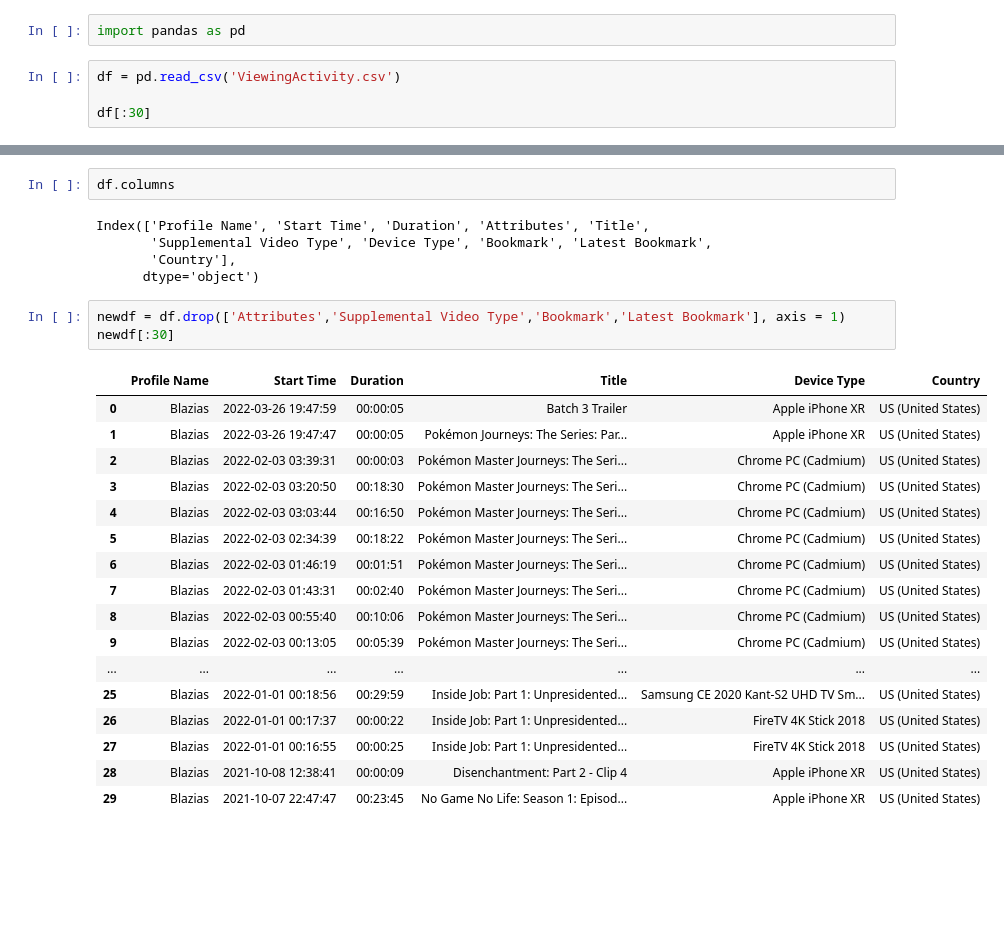
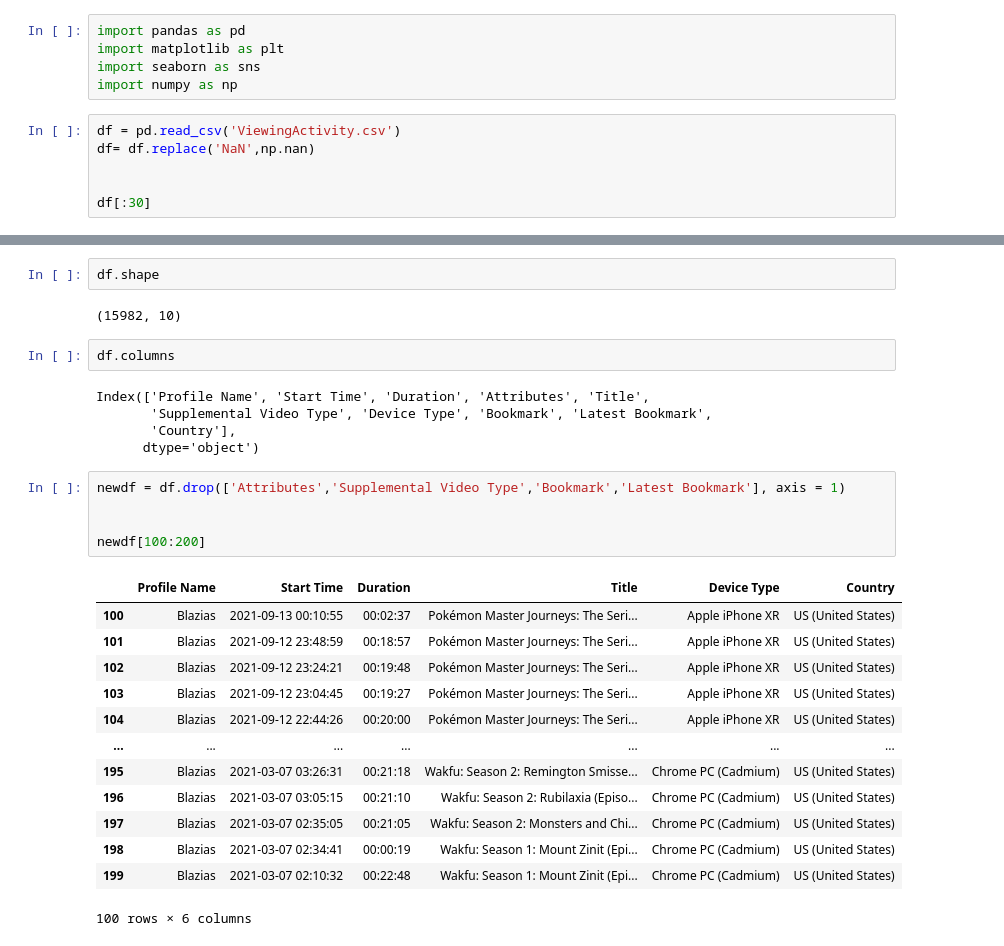
Before and after one commit to darrenc9828/My_Netflix_data_analysis, a Jupyter notebook: My_Netflix_data_analysis.ipynb, the cells around one changed output, grey strips where cells are left out. Saved outputs shown, nothing was run; the diff lists cells and outputs as text; blank space fills up the shorter version.

```diff
--- a/My_Netflix_data_analysis.ipynb
+++ b/My_Netflix_data_analysis.ipynb
@@ -1,7 +1,12 @@
-# %%
-import pandas as pd
+# %%
+import pandas as pd
+import matplotlib as plt
+import seaborn as sns
+import numpy as np
 # %%
 df = pd.read_csv('ViewingActivity.csv')
+df= df.replace('NaN',np.nan)
+
 
 df[:30]
 # %% [output]
@@ -22,6 +27,10 @@ df[:30]
 | 27 | Blazias | 2022-01-01 00:16:55 | 00:00:25 | Autoplayed: user action: User_Int... | Inside Job: Part 1: Unpresidented... | NaN | FireTV 4K Stick 2018 | 00:00:26 | ... |
 | 28 | Blazias | 2021-10-08 12:38:41 | 00:00:09 | Autoplayed: user action: None; | Disenchantment: Part 2 - Clip 4 | PROMOTIONAL | Apple iPhone XR | 00:00:09 | ... |
 | 29 | Blazias | 2021-10-07 22:47:47 | 00:23:45 | NaN | No Game No Life: Season 1: Episod... | NaN | Apple iPhone XR | 00:23:45 | ... |
+# %%
+df.shape
+# %% [output]
+(15982, 10)
 # %%
 df.columns
 # %% [output]
@@ -31,22 +40,20 @@ Index(['Profile Name', 'Start Time', 'Duration', 'Attributes', 'Title',
       dtype='object')
 # %%
 newdf = df.drop(['Attributes','Supplemental Video Type','Bookmark','Latest Bookmark'], axis = 1)
-newdf[:30]
+
+
+newdf[100:200]
 # %% [output]
 |  | Profile Name | Start Time | Duration | Title | Device Type | Country |
-| 0 | Blazias | 2022-03-26 19:47:59 | 00:00:05 | Batch 3 Trailer | Apple iPhone XR | US (United States) |
-| 1 | Blazias | 2022-03-26 19:47:47 | 00:00:05 | Pokémon Journeys: The Series: Par... | Apple iPhone XR | US (United States) |
-| 2 | Blazias | 2022-02-03 03:39:31 | 00:00:03 | Pokémon Master Journeys: The Seri... | Chrome PC (Cadmium) | US (United States) |
-| 3 | Blazias | 2022-02-03 03:20:50 | 00:18:30 | Pokémon Master Journeys: The Seri... | Chrome PC (Cadmium) | US (United States) |
-| 4 | Blazias | 2022-02-03 03:03:44 | 00:16:50 | Pokémon Master Journeys: The Seri... | Chrome PC (Cadmium) | US (United States) |
-| 5 | Blazias | 2022-02-03 02:34:39 | 00:18:22 | Pokémon Master Journeys: The Seri... | Chrome PC (Cadmium) | US (United States) |
-| 6 | Blazias | 2022-02-03 01:46:19 | 00:01:51 | Pokémon Master Journeys: The Seri... | Chrome PC (Cadmium) | US (United States) |
-| 7 | Blazias | 2022-02-03 01:43:31 | 00:02:40 | Pokémon Master Journeys: The Seri... | Chrome PC (Cadmium) | US (United States) |
-| 8 | Blazias | 2022-02-03 00:55:40 | 00:10:06 | Pokémon Master Journeys: The Seri... | Chrome PC (Cadmium) | US (United States) |
-| 9 | Blazias | 2022-02-03 00:13:05 | 00:05:39 | Pokémon Master Journeys: The Seri... | Chrome PC (Cadmium) | US (United States) |
+| 100 | Blazias | 2021-09-13 00:10:55 | 00:02:37 | Pokémon Master Journeys: The Seri... | Apple iPhone XR | US (United States) |
+| 101 | Blazias | 2021-09-12 23:48:59 | 00:18:57 | Pokémon Master Journeys: The Seri... | Apple iPhone XR | US (United States) |
+| 102 | Blazias | 2021-09-12 23:24:21 | 00:19:48 | Pokémon Master Journeys: The Seri... | Apple iPhone XR | US (United States) |
+| 103 | Blazias | 2021-09-12 23:04:45 | 00:19:27 | Pokémon Master Journeys: The Seri... | Apple iPhone XR | US (United States) |
+| 104 | Blazias | 2021-09-12 22:44:26 | 00:20:00 | Pokémon Master Journeys: The Seri... | Apple iPhone XR | US (United States) |
 | ... | ... | ... | ... | ... | ... | ... |
-| 25 | Blazias | 2022-01-01 00:18:56 | 00:29:59 | Inside Job: Part 1: Unpresidented... | Samsung CE 2020 Kant-S2 UHD TV Sm... | US (United States) |
-| 26 | Blazias | 2022-01-01 00:17:37 | 00:00:22 | Inside Job: Part 1: Unpresidented... | FireTV 4K Stick 2018 | US (United States) |
-| 27 | Blazias | 2022-01-01 00:16:55 | 00:00:25 | Inside Job: Part 1: Unpresidented... | FireTV 4K Stick 2018 | US (United States) |
-| 28 | Blazias | 2021-10-08 12:38:41 | 00:00:09 | Disenchantment: Part 2 - Clip 4 | Apple iPhone XR | US (United States) |
-| 29 | Blazias | 2021-10-07 22:47:47 | 00:23:45 | No Game No Life: Season 1: Episod... | Apple iPhone XR | US (United States) |
+| 195 | Blazias | 2021-03-07 03:26:31 | 00:21:18 | Wakfu: Season 2: Remington Smisse... | Chrome PC (Cadmium) | US (United States) |
+| 196 | Blazias | 2021-03-07 03:05:15 | 00:21:10 | Wakfu: Season 2: Rubilaxia (Episo... | Chrome PC (Cadmium) | US (United States) |
+| 197 | Blazias | 2021-03-07 02:35:05 | 00:21:05 | Wakfu: Season 2: Monsters and Chi... | Chrome PC (Cadmium) | US (United States) |
+| 198 | Blazias | 2021-03-07 02:34:41 | 00:00:19 | Wakfu: Season 1: Mount Zinit (Epi... | Chrome PC (Cadmium) | US (United States) |
+| 199 | Blazias | 2021-03-07 02:10:32 | 00:22:48 | Wakfu: Season 1: Mount Zinit (Epi... | Chrome PC (Cadmium) | US (United States) |
+100 rows × 6 columns
```
Also changed, not shown: parts of 6 cells of this notebook.
